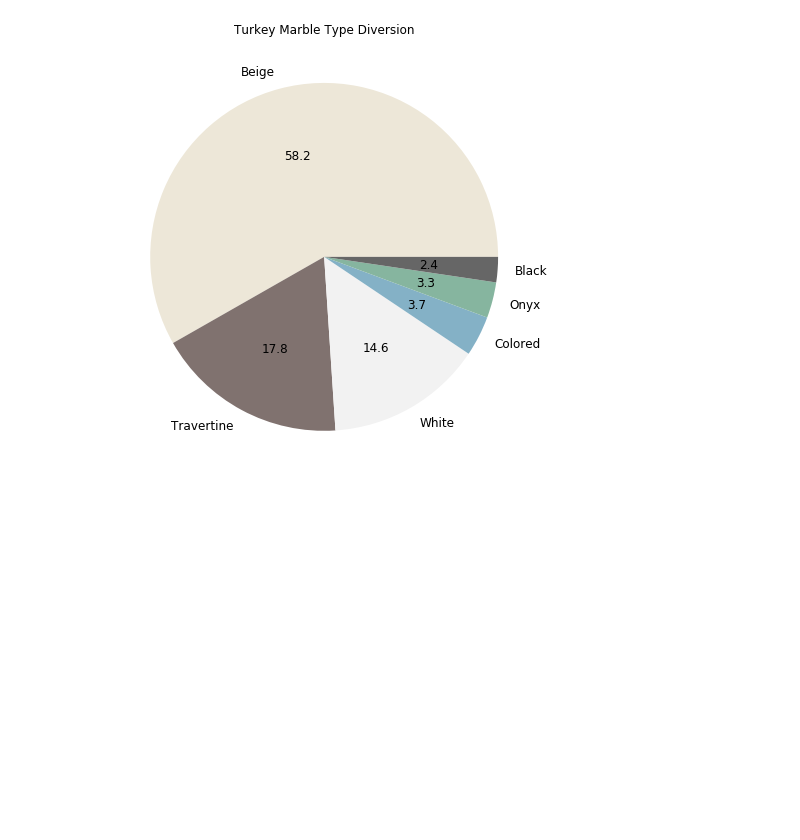
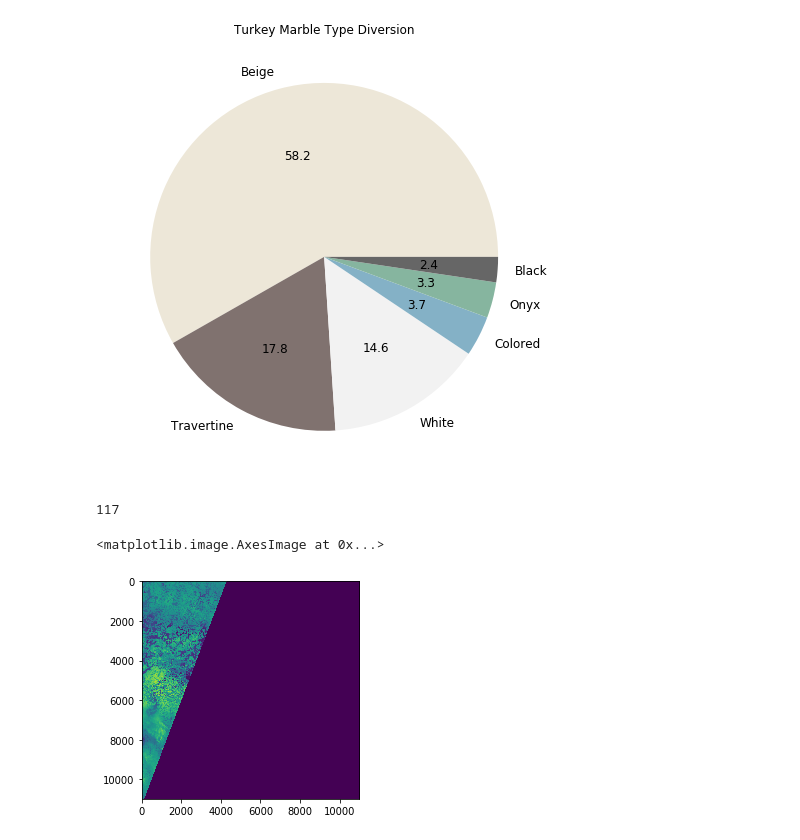
Before and after one commit to mgurdal/marble-growth, a Jupyter notebook: Marble.ipynb, the cells around one changed output. Saved outputs shown, nothing was run; the diff lists cells and outputs as text; code cells hidden in the pictures; blank space fills up the shorter version.

```diff
--- a/Marble.ipynb
+++ b/Marble.ipynb
@@ -87,0 +116,5 @@ x_axis = _.yaxis.set_label_text('')
+# %%
+pr = await search(session, "tiles/1/C/CV/2018/12/13/0/")
+len(pr["Contents"])
+# %% [output]
+117
@@ -87,0 +123,8 @@ x_axis = _.yaxis.set_label_text('')
+# %%
+jp2 = glymur.Jp2k("tiles_1_C_CV_2018_12_13_0_R10m_B04.jp2")
+fullres = jp2[:]
+# %%
+plt.imshow(fullres)
+# %% [output]
+<matplotlib.image.AxesImage at 0x...>
+[figure, added]
```
Also changed, not shown: parts of 9 cells of this notebook.
